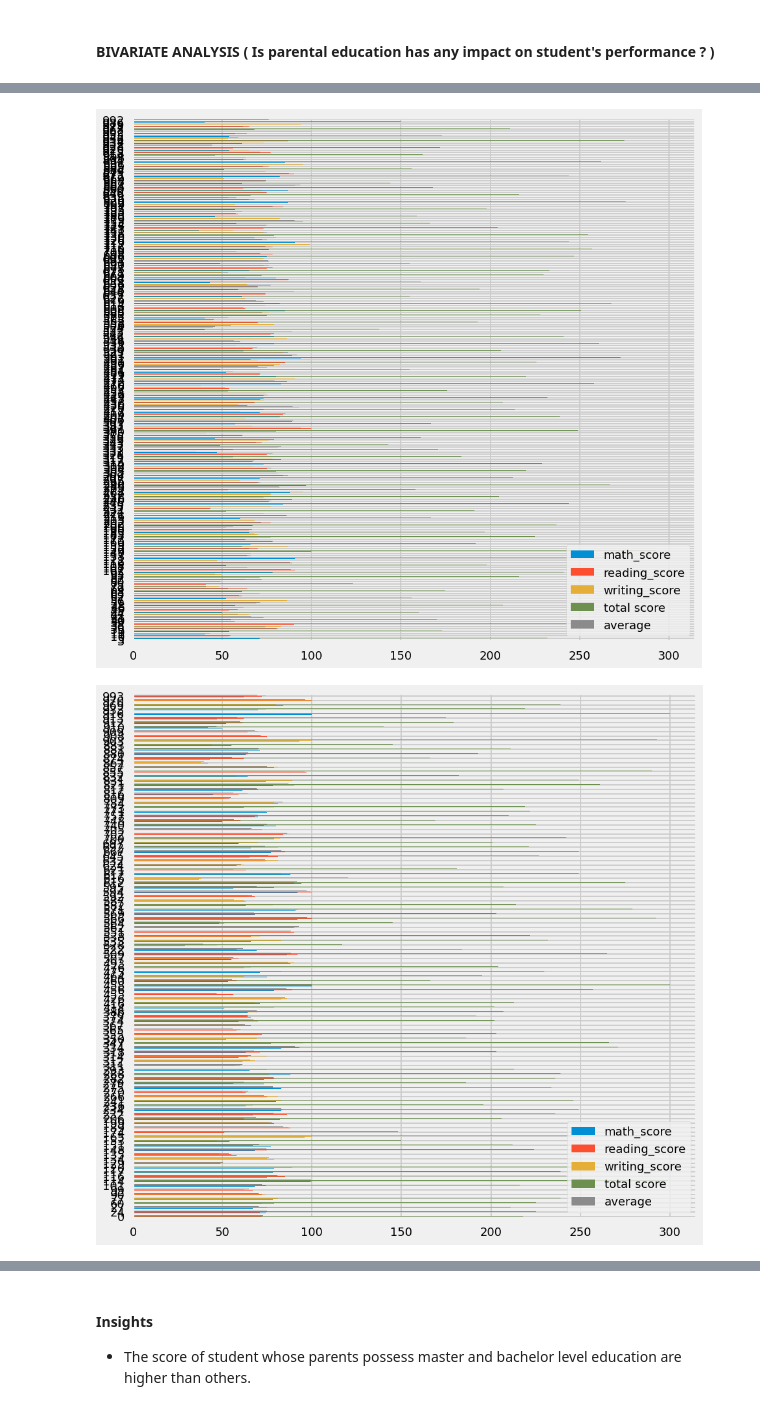
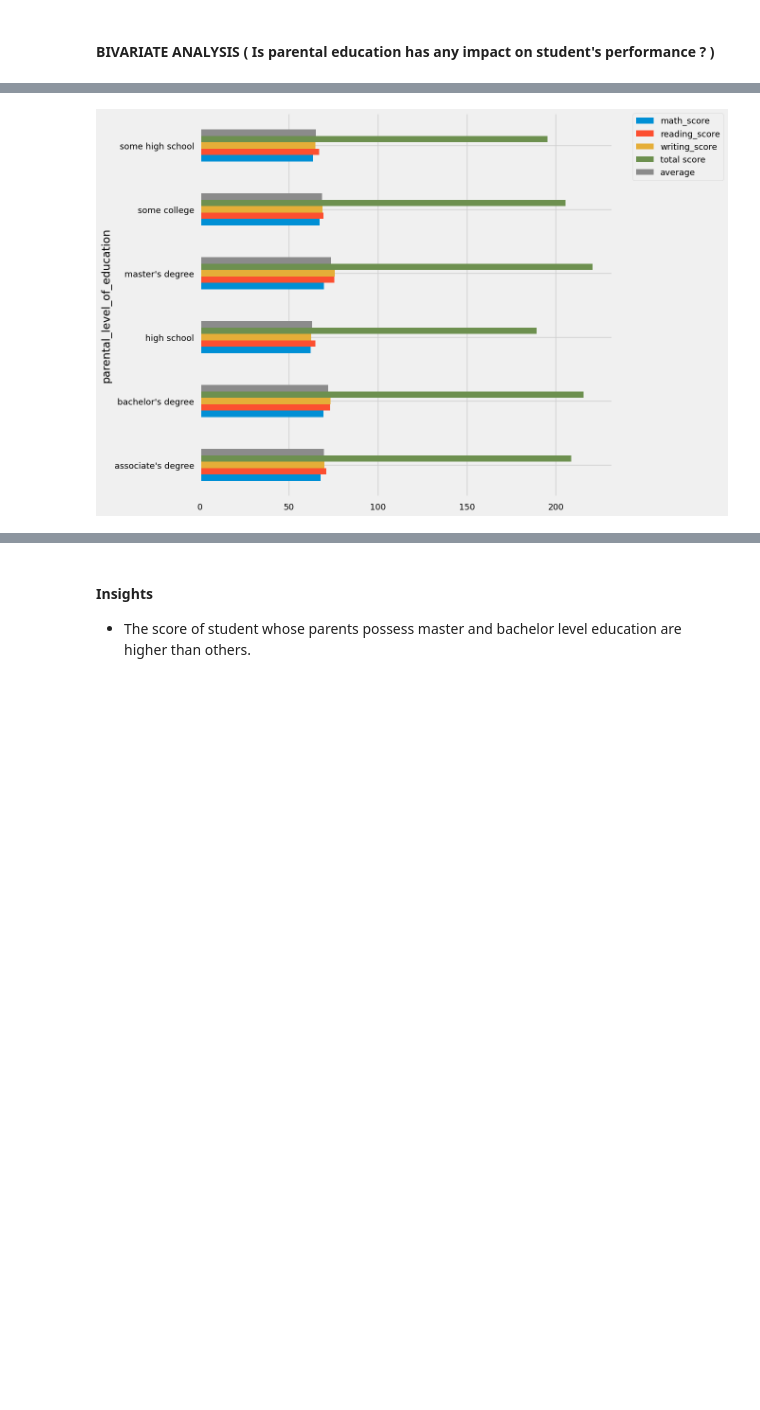
Before and after one commit to PratikshaManjrekar/mlproject, a Jupyter notebook: notebook/EDA STUDENT PERFORMANCE.ipynb, the cells around one changed output, grey strips where cells are left out. Saved outputs shown, nothing was run; the diff lists cells and outputs as text; code cells hidden in the pictures; blank space fills up the shorter version.

```diff
--- a/notebook/EDA STUDENT PERFORMANCE.ipynb
+++ b/notebook/EDA STUDENT PERFORMANCE.ipynb
@@ -515,7 +528,11 @@ for container in ax[2].containers:
 # %%
 plt.rcParams['figure.figsize'] = (15, 9)
 plt.style.use('fivethirtyeight')
-sns.countplot(df['parental_level_of_education'], palette = 'Blues')
+
+df['parental_level_of_education'] = df['parental_level_of_education'].astype('category')
+sns.countplot(data=df, x='parental_level_of_education', palette='Blues')
+# sns.countplot(df['parental_level_of_education'], palette = 'Blues')
+
 plt.title('Comparison of Parental Education', fontweight = 30, fontsize = 20)
 plt.xlabel('Degree')
 plt.ylabel('count')
@@ -530,7 +556,6 @@ ValueError: could not convert string to float: "bachelor's degree"
 # %%
-df.groupby('parental_level_of_education').agg('mean').plot(kind='barh',figsize=(10,10))
+df.groupby('parental_level_of_education')[['math_score', 'reading_score','writing_score','total score','average']].mean().plot(kind='barh',figsize=(10,10))
 plt.legend(bbox_to_anchor=(1.05, 1), loc=2, borderaxespad=0.)
 plt.show()
 # %% [output]
-[figure, old version]
+[figure, new version]
-[figure, removed]
```
Also changed, not shown: parts of 7 cells of this notebook.
